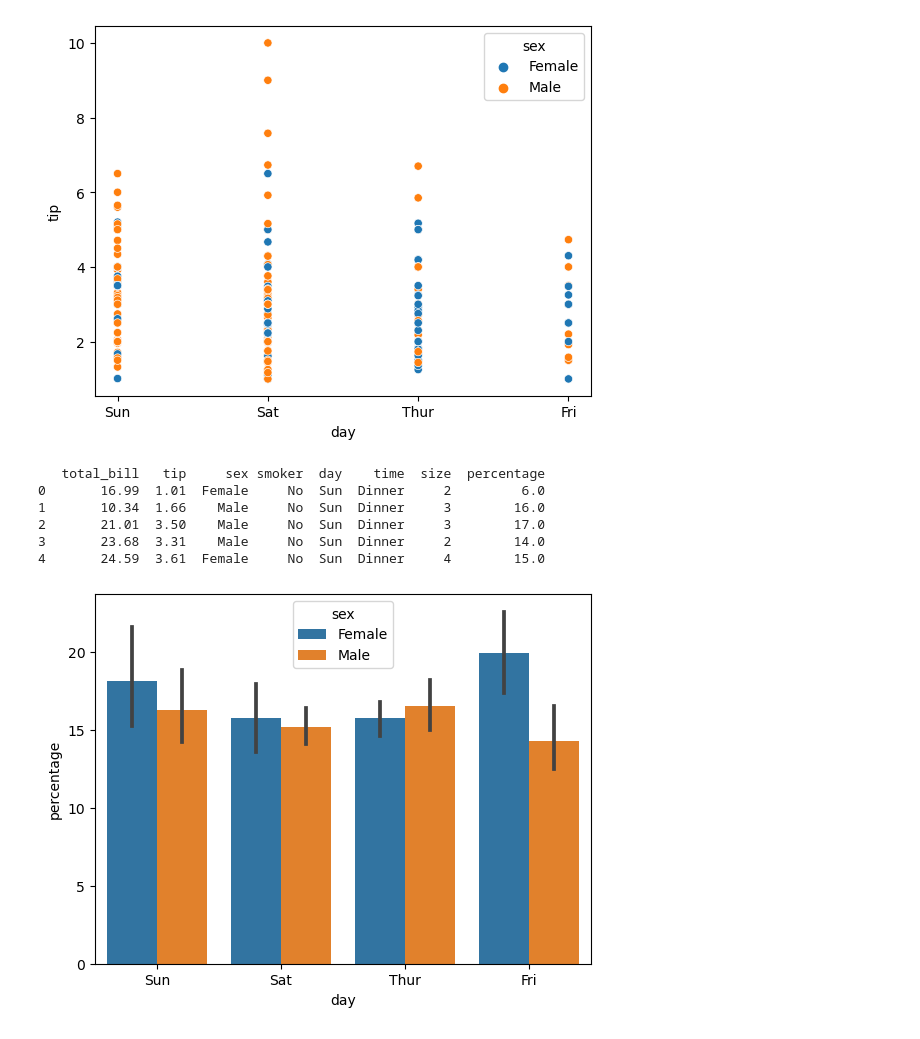
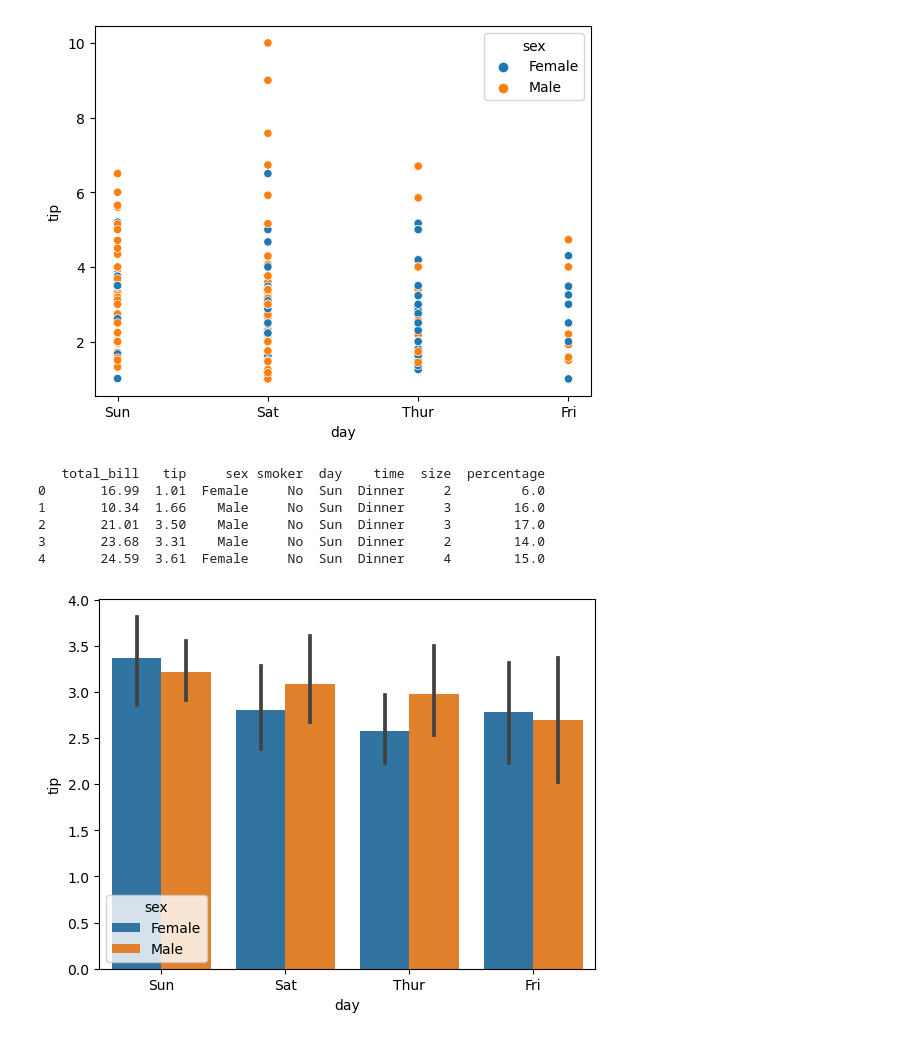
Before and after one commit to Sara-mibo/Test-review-notebooks, a Jupyter notebook: test.ipynb, the cells around one changed output. Drawn from its saved outputs; the diff is of its cells as text; code cells hidden in the pictures.

```diff
--- a/test.ipynb
+++ b/test.ipynb
@@ -51,20 +51,18 @@ plt.show()
 # %%
 # add percentage
 
 data["percentage"]=round((data["tip"]/data["total_bill"])*100)
 print(data.head())
 
-sns.barplot(x='day',y='percentage', data=data,
-			hue='sex')
-# sns.barplot(x='day',y='tip', data=data,
-# 			hue='sex')
+sns.barplot(x='day',y='tip', data=data,
+ 			hue='sex')
 
 plt.show()
 # %% [output]
    total_bill   tip     sex smoker  day    time  size  percentage
 0       16.99  1.01  Female     No  Sun  Dinner     2         6.0
 1       10.34  1.66    Male     No  Sun  Dinner     3        16.0
 2       21.01  3.50    Male     No  Sun  Dinner     3        17.0
 3       23.68  3.31    Male     No  Sun  Dinner     2        14.0
 4       24.59  3.61  Female     No  Sun  Dinner     4        15.0
-[figure, old version]
+[figure, new version]
```
Also changed, not shown: parts of 1 cell of this notebook.
